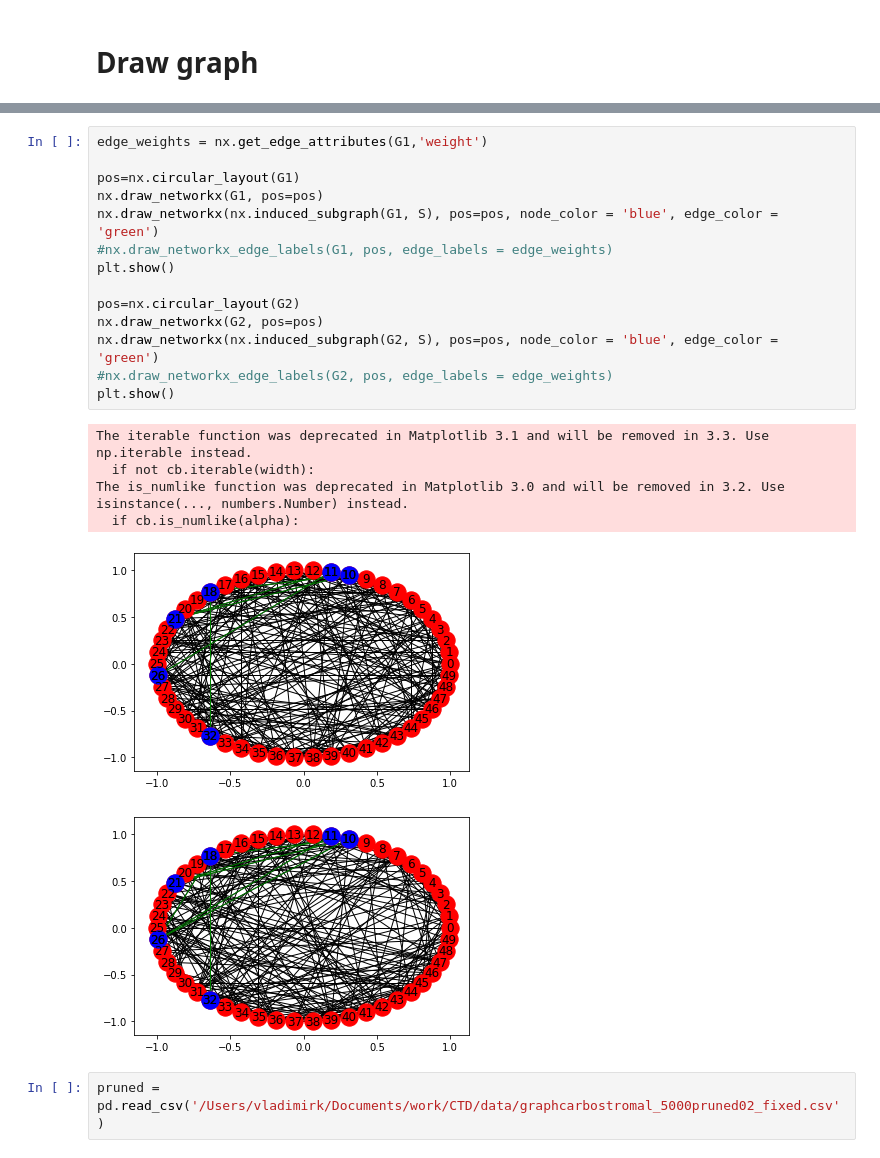
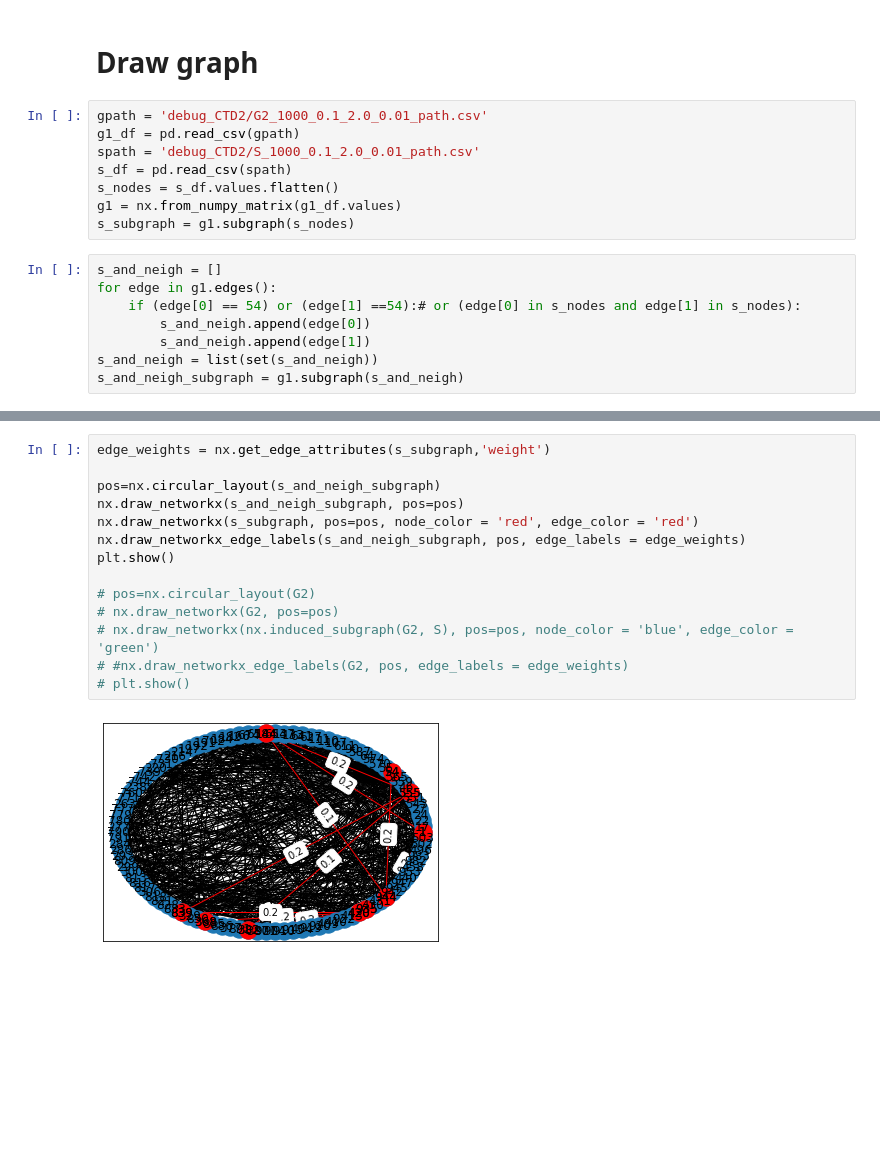
Before and after one commit to predragoetf/CTD2, a Jupyter notebook: visualise_experiments.ipynb, the cells around one changed output, grey strips where cells are left out. Drawn from its saved outputs; the diff is of its cells as text; blank space fills up the shorter version.

Commit message:
Debug 2.0 edge weight ratio.

```diff
--- a/visualise_experiments.ipynb
+++ b/visualise_experiments.ipynb
@@ -73,2 +88,18 @@ plt.savefig('bonferroni.png', bbox_inches='tight')
 # %% [markdown]
 # Draw graph
+# %%
+gpath = 'debug_CTD2/G2_1000_0.1_2.0_0.01_path.csv'
+g1_df = pd.read_csv(gpath)
+spath = 'debug_CTD2/S_1000_0.1_2.0_0.01_path.csv'
+s_df = pd.read_csv(spath)
+s_nodes = s_df.values.flatten()
+g1 = nx.from_numpy_matrix(g1_df.values)
+s_subgraph = g1.subgraph(s_nodes)
+# %%
+s_and_neigh = []
+for edge in g1.edges():
+    if (edge[0] == 54) or (edge[1] ==54):# or (edge[0] in s_nodes and edge[1] in s_nodes):
+        s_and_neigh.append(edge[0])
+        s_and_neigh.append(edge[1])
+s_and_neigh = list(set(s_and_neigh))
+s_and_neigh_subgraph = g1.subgraph(s_and_neigh)
@@ -75,23 +116,16 @@ plt.savefig('bonferroni.png', bbox_inches='tight')
 # %%
-edge_weights = nx.get_edge_attributes(G1,'weight')
+edge_weights = nx.get_edge_attributes(s_subgraph,'weight')
 
-pos=nx.circular_layout(G1)
-nx.draw_networkx(G1, pos=pos)
-nx.draw_networkx(nx.induced_subgraph(G1, S), pos=pos, node_color = 'blue', edge_color = 'green')
-#nx.draw_networkx_edge_labels(G1, pos, edge_labels = edge_weights)
+pos=nx.circular_layout(s_and_neigh_subgraph)
+nx.draw_networkx(s_and_neigh_subgraph, pos=pos)
+nx.draw_networkx(s_subgraph, pos=pos, node_color = 'red', edge_color = 'red')
+nx.draw_networkx_edge_labels(s_and_neigh_subgraph, pos, edge_labels = edge_weights)
 plt.show()
 
-pos=nx.circular_layout(G2)
-nx.draw_networkx(G2, pos=pos)
-nx.draw_networkx(nx.induced_subgraph(G2, S), pos=pos, node_color = 'blue', edge_color = 'green')
-#nx.draw_networkx_edge_labels(G2, pos, edge_labels = edge_weights)
-plt.show()
+# pos=nx.circular_layout(G2)
+# nx.draw_networkx(G2, pos=pos)
+# nx.draw_networkx(nx.induced_subgraph(G2, S), pos=pos, node_color = 'blue', edge_color = 'green')
+# #nx.draw_networkx_edge_labels(G2, pos, edge_labels = edge_weights)
+# plt.show()
 # %% [output]
-The iterable function was deprecated in Matplotlib 3.1 and will be removed in 3.3. Use np.iterable instead.
-  if not cb.iterable(width):
-The is_numlike function was deprecated in Matplotlib 3.0 and will be removed in 3.2. Use isinstance(..., numbers.Number) instead.
-  if cb.is_numlike(alpha):
-[figure, old version]
+[figure, new version]
-[figure, removed]
-# %%
-pruned = pd.read_csv('/Users/vladimirk/Documents/work/CTD/data/graphcarbostromal_5000pruned02_fixed.csv')
```
Also changed, not shown: parts of 5 cells of this notebook.
